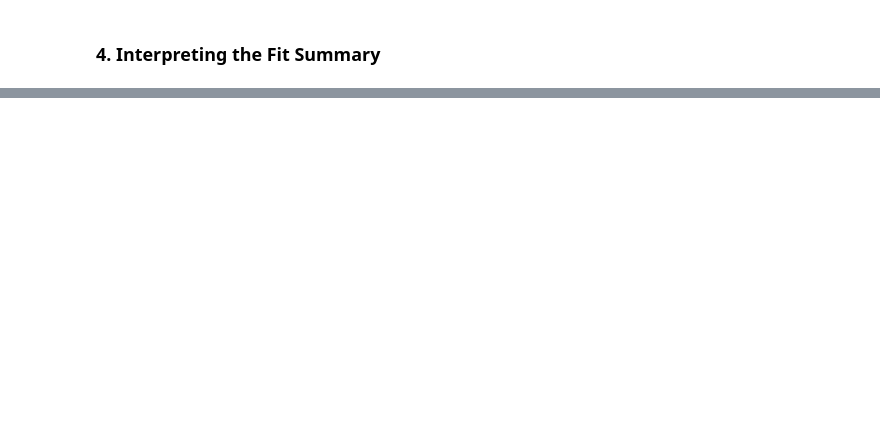
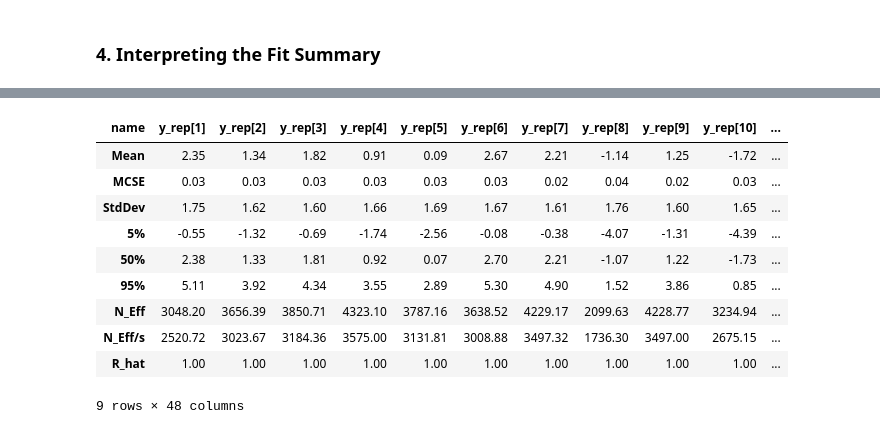
Before and after one commit to nityamd/test_tutorial, a Jupyter notebook: Scratchwork.ipynb, the cells around one changed output, grey strips where cells are left out. Saved outputs shown, nothing was run; the diff lists cells and outputs as text; code cells hidden in the pictures; blank space fills up the shorter version.

```diff
--- a/Scratchwork.ipynb
+++ b/Scratchwork.ipynb
@@ -280 +225,15 @@ plt.show()
+# %%
+td
+# %% [output]
+| name | y_rep[1] | y_rep[2] | y_rep[3] | y_rep[4] | y_rep[5] | y_rep[6] | y_rep[7] | y_rep[8] | y_rep[9] | y_rep[10] | ... |
+| Mean | 2.35 | 1.34 | 1.82 | 0.91 | 0.09 | 2.67 | 2.21 | -1.14 | 1.25 | -1.72 | ... |
+| MCSE | 0.03 | 0.03 | 0.03 | 0.03 | 0.03 | 0.03 | 0.02 | 0.04 | 0.02 | 0.03 | ... |
+| StdDev | 1.75 | 1.62 | 1.60 | 1.66 | 1.69 | 1.67 | 1.61 | 1.76 | 1.60 | 1.65 | ... |
+| 5% | -0.55 | -1.32 | -0.69 | -1.74 | -2.56 | -0.08 | -0.38 | -4.07 | -1.31 | -4.39 | ... |
+| 50% | 2.38 | 1.33 | 1.81 | 0.92 | 0.07 | 2.70 | 2.21 | -1.07 | 1.22 | -1.73 | ... |
+| 95% | 5.11 | 3.92 | 4.34 | 3.55 | 2.89 | 5.30 | 4.90 | 1.52 | 3.86 | 0.85 | ... |
+| N_Eff | 3048.20 | 3656.39 | 3850.71 | 4323.10 | 3787.16 | 3638.52 | 4229.17 | 2099.63 | 4228.77 | 3234.94 | ... |
+| N_Eff/s | 2520.72 | 3023.67 | 3184.36 | 3575.00 | 3131.81 | 3008.88 | 3497.32 | 1736.30 | 3497.00 | 2675.15 | ... |
+| R_hat | 1.00 | 1.00 | 1.00 | 1.00 | 1.00 | 1.00 | 1.00 | 1.00 | 1.00 | 1.00 | ... |
+9 rows × 48 columns
 # %% [markdown]
```
Also changed, not shown: parts of 26 cells of this notebook, 5 other files.
